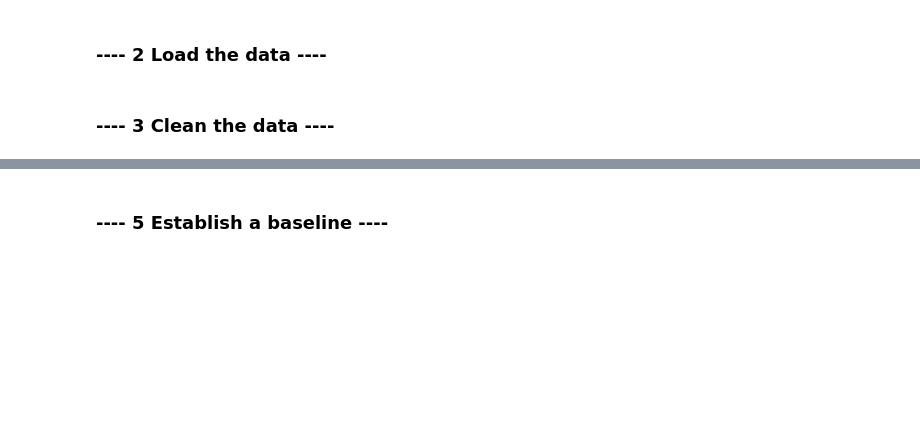
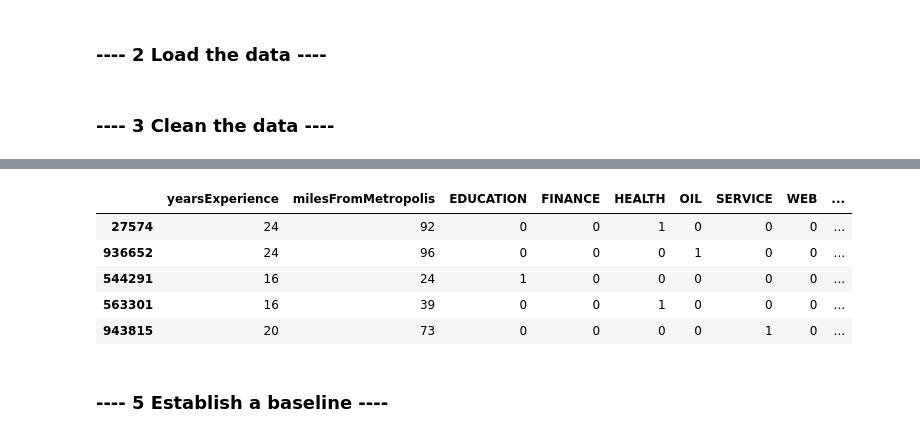
Before and after one commit to jteerlink/salary-prediction-project, a Jupyter notebook: Notebooks/Salary prediction - Sandbox.ipynb, the cells around one changed output, grey strips where cells are left out. Drawn from its saved outputs; the diff is of its cells as text; code cells hidden in the pictures; blank space fills up the shorter version.

```diff
--- a/Notebooks/Salary prediction - Sandbox.ipynb
+++ b/Notebooks/Salary prediction - Sandbox.ipynb
@@ -125,3 +120,12 @@ train_combined['jobType_ord'] = titles_ord
+# %%
+train_num_features.head()
+# %% [output]
+|  | yearsExperience | milesFromMetropolis | EDUCATION | FINANCE | HEALTH | OIL | SERVICE | WEB | ... |
+| 27574 | 24 | 92 | 0 | 0 | 1 | 0 | 0 | 0 | ... |
+| 936652 | 24 | 96 | 0 | 0 | 0 | 1 | 0 | 0 | ... |
+| 544291 | 16 | 24 | 1 | 0 | 0 | 0 | 0 | 0 | ... |
+| 563301 | 16 | 39 | 0 | 0 | 1 | 0 | 0 | 0 | ... |
+| 943815 | 20 | 73 | 0 | 0 | 0 | 0 | 1 | 0 | ... |
 # %%
 poly = PolynomialFeatures(degree=2)
 train_poly = poly.fit_transform(train_final)
```
Also changed, not shown: parts of 17 cells of this notebook, 1 other file.
